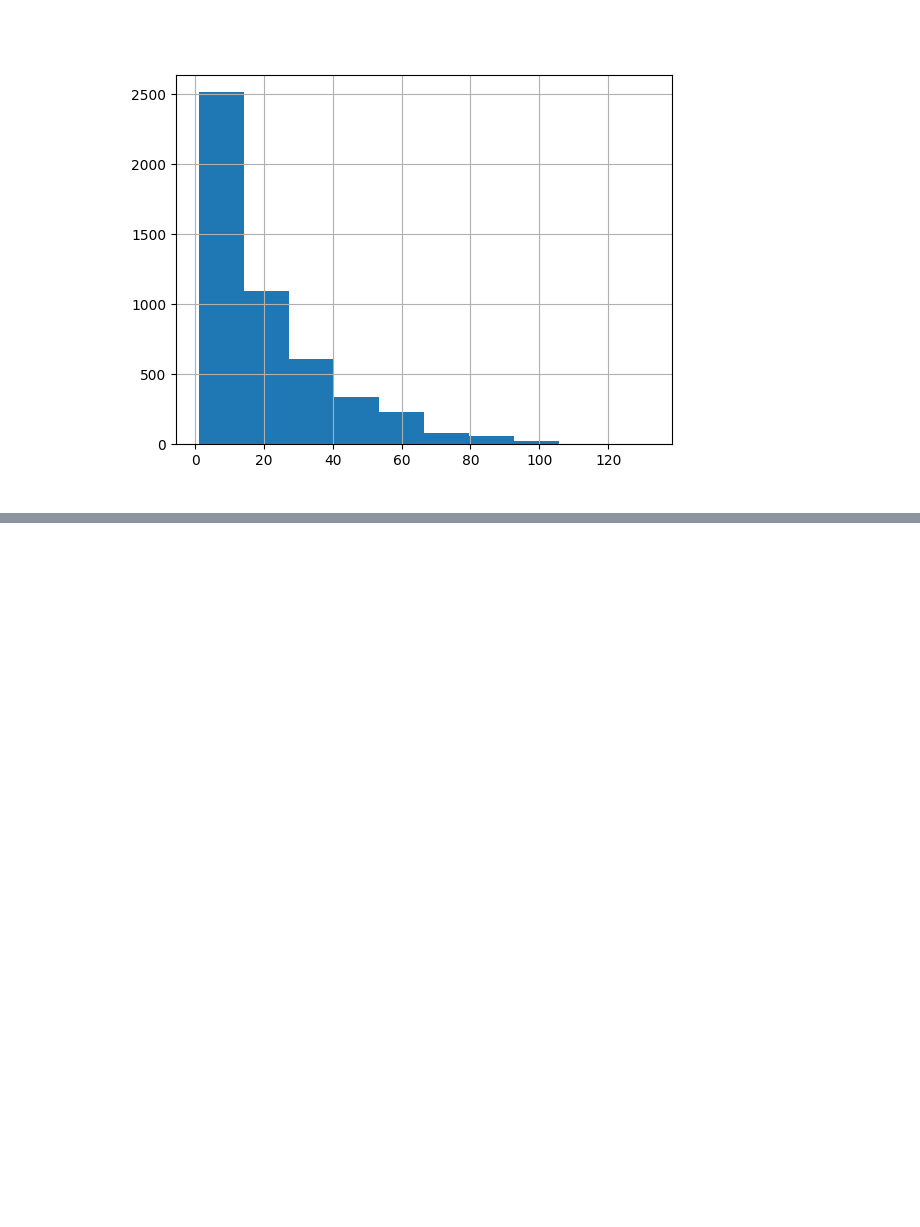
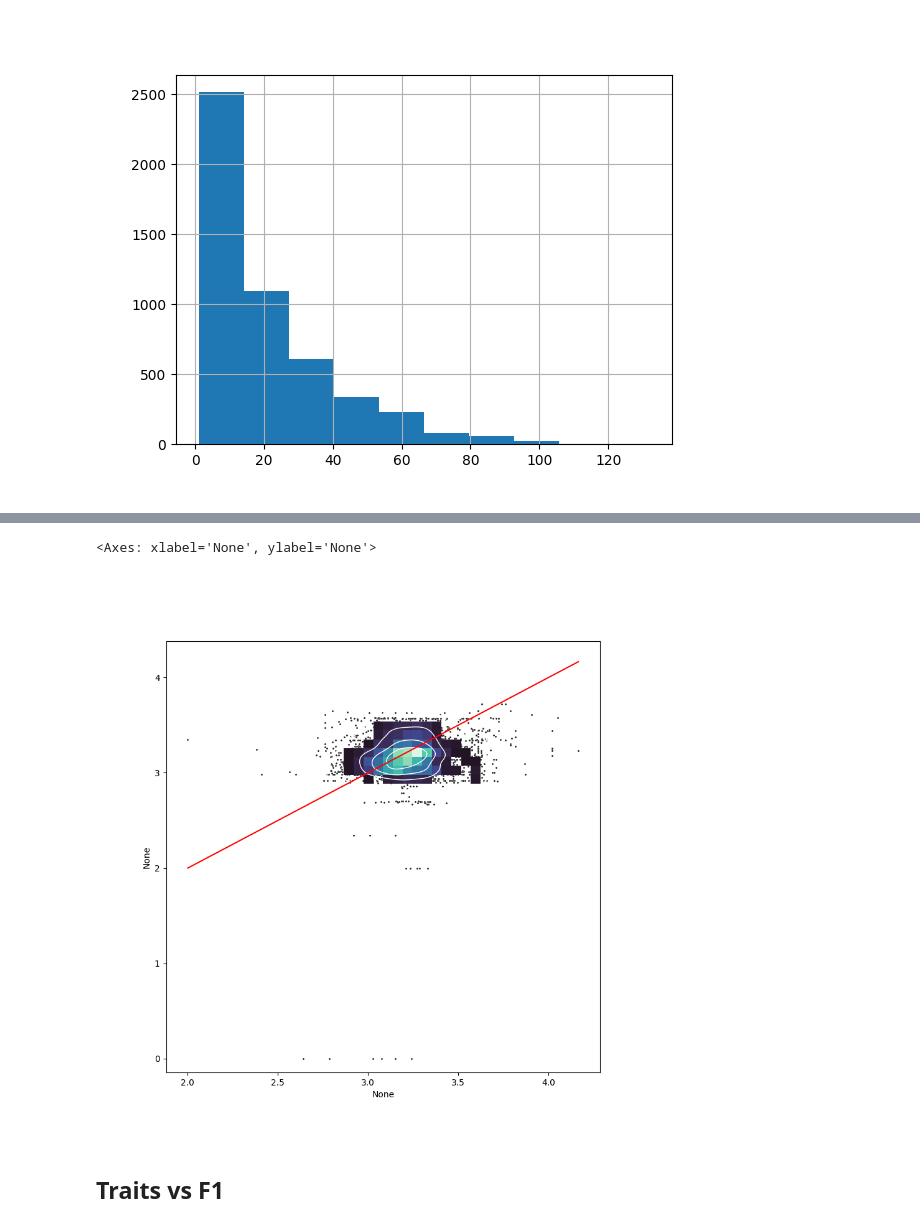
Before and after one commit to morand-g/malpolon-marbec, a Jupyter notebook: examples/RLS/RLS - PA outputs.ipynb, the cells around one changed output, grey strips where cells are left out. Drawn from its saved outputs; the diff is of its cells as text; code cells hidden in the pictures; blank space fills up the shorter version.

```diff
--- a/examples/RLS/RLS - PA outputs.ipynb
+++ b/examples/RLS/RLS - PA outputs.ipynb
@@ -494,0 +540,11 @@ targets_sr.hist()
+# %%
+traits = pd.read_csv('~/Downloads/traits.csv', index_col=0)
+
+iucn_stats = {s: traits['IUCN_category'].get(s, 'NA') for s in predictions.columns}
+iucn_encr = pd.Series([(iucn_stats[s] in ['CR', 'EN'])*1 for s in predictions.columns], index = predictions.columns)
+
+trop_level = {s: traits['Troph'].get(s, 'NA') for s in predictions.columns}
+trop_troph = pd.Series([trop_level[s] if trop_level[s] != 'NA' else None for s in predictions.columns], index = predictions.columns)
+
+iucnL_stats = {s: traits['IUCN_inferred_Loiseau23'].get(s, 'NA') for s in predictions.columns}
+iucnL_encr = pd.Series([(iucnL_stats[s] == 'Threatened')*1 for s in predictions.columns], index = predictions.columns)
@@ -494,0 +566,12 @@ targets_sr.hist()
+# %%
+def iucn_perc(row):
+    present_species = row[row > THRESHOLD].index
+    if len(present_species) == 0:
+        return 0
+    return iucnL_encr[present_species].sum() / len(present_species)
+
+def av_troph(row):
+    present_species = row[row > THRESHOLD].index
+    if len(present_species) == 0:
+        return 0
+    return trop_troph[present_species].mean()
@@ -494,0 +582,7 @@ targets_sr.hist()
+# %%
+pred_trop = predictions.apply(av_troph, axis=1)
+target_trop = targets.apply(av_troph, axis=1)
+
+mask = ~np.isnan(target_trop) & ~np.isnan(pred_trop)
+
+print(linregress(target_trop[mask], pred_trop[mask]))
@@ -494,0 +607,15 @@ targets_sr.hist()
+# %%
+#x, y = np.sqrt(target_iucn), np.sqrt(pred_iucn)
+x, y = target_trop, pred_trop
+
+# Draw a combo histogram and scatterplot with density contours
+f, ax = plt.subplots(figsize=(9, 9))
+sns.scatterplot(x=x, y=y, s=5, color=".15")
+sns.histplot(x=x, y=y, bins=40, pthresh=.1, cmap="mako")
+sns.kdeplot(x=x, y=y, levels=5, color="w", linewidths=1)
+sns.lineplot(x=[min(x), max(x)], y=[min(x), max(x)],color='red')
+# %% [output]
+<Axes: xlabel='None', ylabel='None'>
+[figure, added]
+# %% [markdown]
+## Traits vs F1
```
Also changed, not shown: parts of 28 cells of this notebook.
